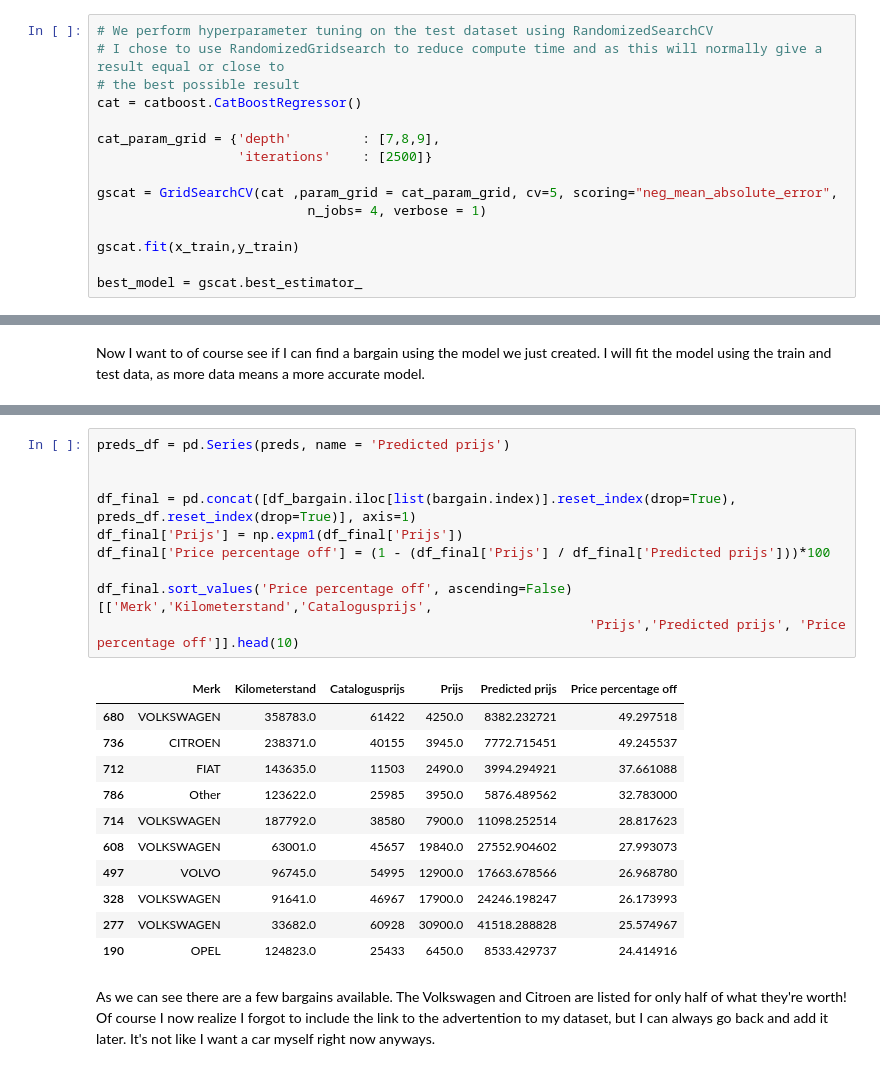
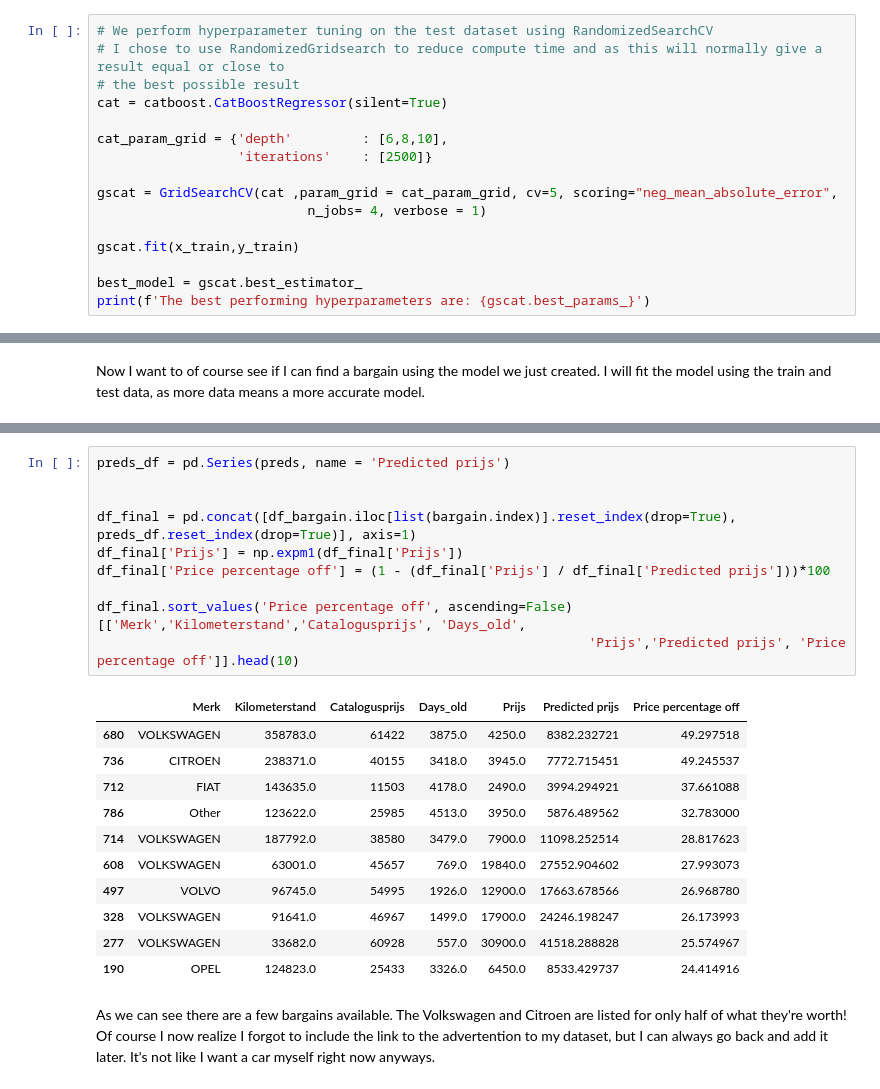
Before and after one commit to aswinhofsteenge/Car-prices, a Jupyter notebook: Car prices.ipynb, the cells around one changed output, grey strips where cells are left out. Drawn from its saved outputs; the diff is of its cells as text.

```diff
--- a/Car prices.ipynb
+++ b/Car prices.ipynb
@@ -1010,9 +1012,9 @@ It appears that the best performing model without any parameter tuning is CatBoo
 # We perform hyperparameter tuning on the test dataset using RandomizedSearchCV
 # I chose to use RandomizedGridsearch to reduce compute time and as this will normally give a result equal or close to
 # the best possible result
-cat = catboost.CatBoostRegressor()
+cat = catboost.CatBoostRegressor(silent=True)
 
-cat_param_grid = {'depth'         : [7,8,9],
+cat_param_grid = {'depth'         : [6,8,10],
                   'iterations'    : [2500]}
 
 gscat = GridSearchCV(cat ,param_grid = cat_param_grid, cv=5, scoring="neg_mean_absolute_error",
@@ -1021,6 +1023,7 @@ gscat = GridSearchCV(cat ,param_grid = cat_param_grid, cv=5, scoring="neg_mean_a
 gscat.fit(x_train,y_train)
 
 best_model = gscat.best_estimator_
+print(f'The best performing hyperparameters are: {gscat.best_params_}')
 # %% [output]
 Fitting 5 folds for each of 3 candidates, totalling 15 fits
 [Parallel(n_jobs=4)]: Using backend LokyBackend with 4 concurrent workers.
@@ -1151,25 +1105,25 @@ Learning rate set to 0.026926
 # %%
 preds_df = pd.Series(preds, name = 'Predicted prijs')
 
 
 df_final = pd.concat([df_bargain.iloc[list(bargain.index)].reset_index(drop=True), preds_df.reset_index(drop=True)], axis=1)
 df_final['Prijs'] = np.expm1(df_final['Prijs'])
 df_final['Price percentage off'] = (1 - (df_final['Prijs'] / df_final['Predicted prijs']))*100
 
-df_final.sort_values('Price percentage off', ascending=False)[['Merk','Kilometerstand','Catalogusprijs',
+df_final.sort_values('Price percentage off', ascending=False)[['Merk','Kilometerstand','Catalogusprijs', 'Days_old',
                                                                'Prijs','Predicted prijs', 'Price percentage off']].head(10)
 # %% [output]
-|  | Merk | Kilometerstand | Catalogusprijs | Prijs | Predicted prijs | Price percentage off |
-| 680 | VOLKSWAGEN | 358783.0 | 61422 | 4250.0 | 8382.232721 | 49.297518 |
-| 736 | CITROEN | 238371.0 | 40155 | 3945.0 | 7772.715451 | 49.245537 |
-| 712 | FIAT | 143635.0 | 11503 | 2490.0 | 3994.294921 | 37.661088 |
-| 786 | Other | 123622.0 | 25985 | 3950.0 | 5876.489562 | 32.783000 |
-| 714 | VOLKSWAGEN | 187792.0 | 38580 | 7900.0 | 11098.252514 | 28.817623 |
-| 608 | VOLKSWAGEN | 63001.0 | 45657 | 19840.0 | 27552.904602 | 27.993073 |
-| 497 | VOLVO | 96745.0 | 54995 | 12900.0 | 17663.678566 | 26.968780 |
-| 328 | VOLKSWAGEN | 91641.0 | 46967 | 17900.0 | 24246.198247 | 26.173993 |
-| 277 | VOLKSWAGEN | 33682.0 | 60928 | 30900.0 | 41518.288828 | 25.574967 |
-| 190 | OPEL | 124823.0 | 25433 | 6450.0 | 8533.429737 | 24.414916 |
+|  | Merk | Kilometerstand | Catalogusprijs | Days_old | Prijs | Predicted prijs | Price percentage off |
+| 680 | VOLKSWAGEN | 358783.0 | 61422 | 3875.0 | 4250.0 | 8382.232721 | 49.297518 |
+| 736 | CITROEN | 238371.0 | 40155 | 3418.0 | 3945.0 | 7772.715451 | 49.245537 |
+| 712 | FIAT | 143635.0 | 11503 | 4178.0 | 2490.0 | 3994.294921 | 37.661088 |
+| 786 | Other | 123622.0 | 25985 | 4513.0 | 3950.0 | 5876.489562 | 32.783000 |
+| 714 | VOLKSWAGEN | 187792.0 | 38580 | 3479.0 | 7900.0 | 11098.252514 | 28.817623 |
+| 608 | VOLKSWAGEN | 63001.0 | 45657 | 769.0 | 19840.0 | 27552.904602 | 27.993073 |
+| 497 | VOLVO | 96745.0 | 54995 | 1926.0 | 12900.0 | 17663.678566 | 26.968780 |
+| 328 | VOLKSWAGEN | 91641.0 | 46967 | 1499.0 | 17900.0 | 24246.198247 | 26.173993 |
+| 277 | VOLKSWAGEN | 33682.0 | 60928 | 557.0 | 30900.0 | 41518.288828 | 25.574967 |
+| 190 | OPEL | 124823.0 | 25433 | 3326.0 | 6450.0 | 8533.429737 | 24.414916 |
 # %% [markdown]
 As we can see there are a few bargains available. The Volkswagen and Citroen are listed for only half of what they're worth! Of course I now realize I forgot to include the link to the advertention to my dataset, but I can always go back and add it later. It's not like I want a car myself right now anyways.
 # %% [markdown]
```
Also changed, not shown: parts of 51 cells of this notebook.
